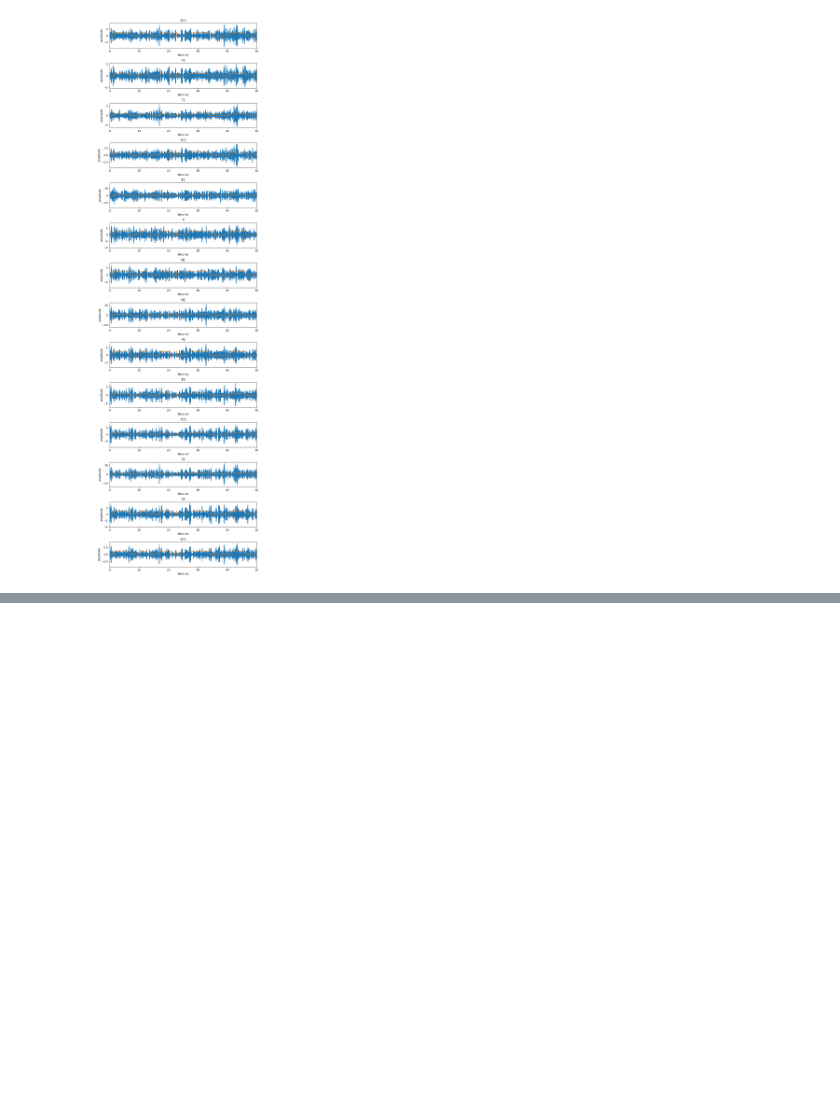
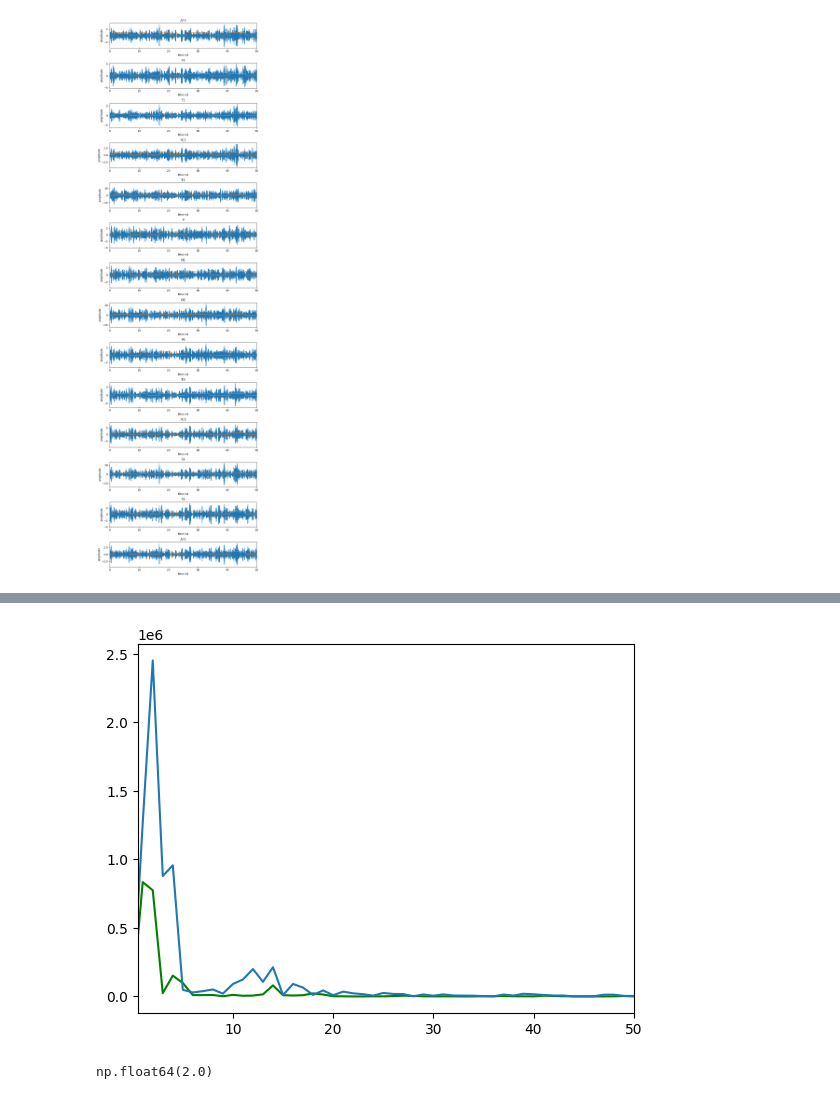
Before and after one commit to zbalkhy/ucd_neurotech_outreach, a Jupyter notebook: data/scratch_pad.ipynb, the cells around one changed output, grey strips where cells are left out. Drawn from its saved outputs; the diff is of its cells as text; code cells hidden in the pictures; blank space fills up the shorter version.

```diff
--- a/data/scratch_pad.ipynb
+++ b/data/scratch_pad.ipynb
@@ -197,0 +233,16 @@ for i, key in enumerate(X.keys()):
+# %%
+freqs = np.fft.rfftfreq(len(data), 1 / 250)
+psd = np.abs(np.fft.rfft(data)) ** 2
+
+hann_freqs = np.fft.rfftfreq(len(hann_data), 1 / 250)
+hann_psd = np.abs(np.fft.rfft(hann_data)) ** 2
+plt.plot(hann_freqs, hann_psd, color="green")
+plt.plot(freqs, psd)
+plt.xlim([0.5, 50])  # up to 50 Hz
+plt.ticklabel_format(style='sci', axis='y', scilimits=(0,0))
+# %% [output]
+[figure, added]
+# %%
+freqs[np.argmax(psd)]
+# %% [output]
+np.float64(2.0)
```
Also changed, not shown: parts of 3 cells of this notebook, 2 other files.
